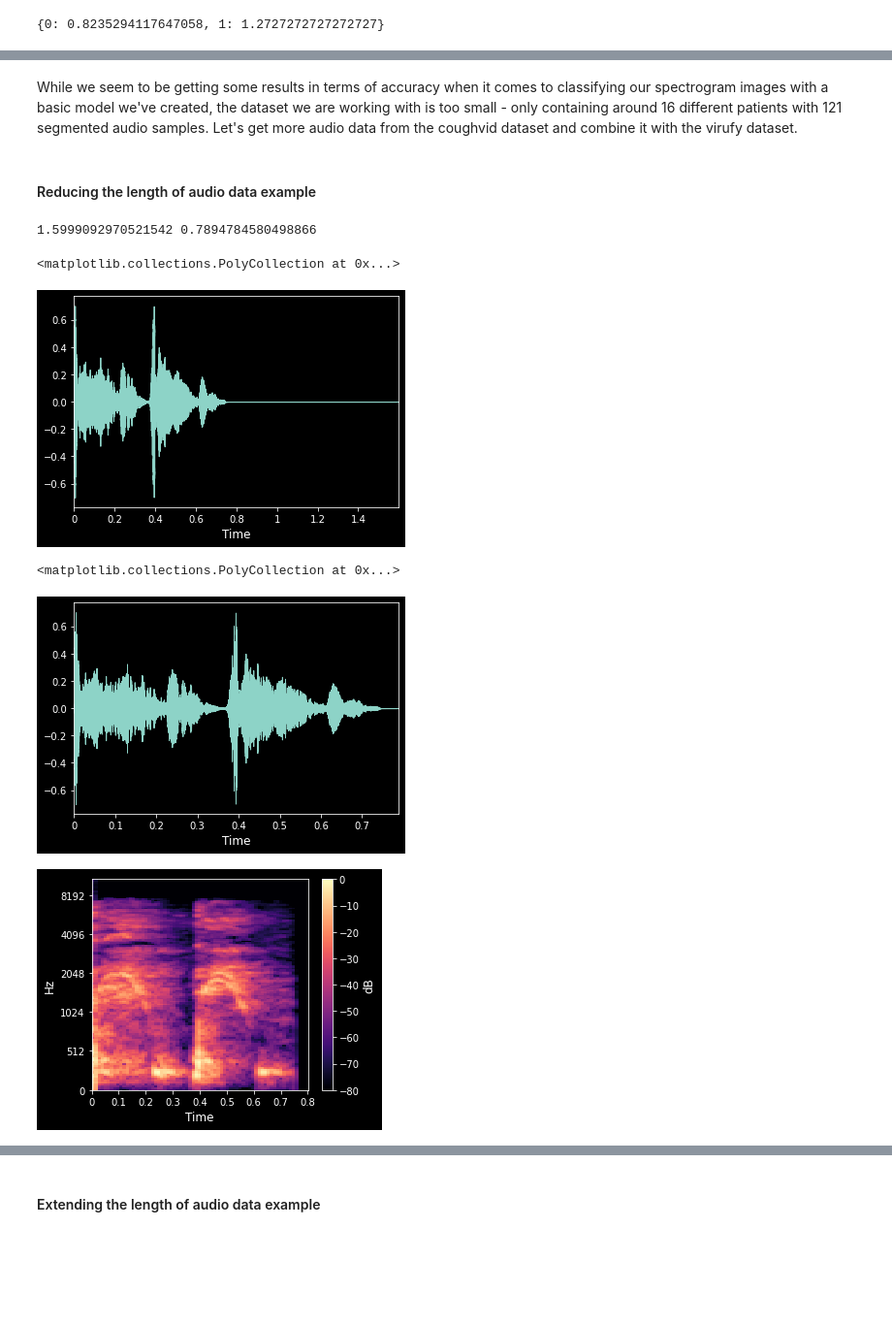
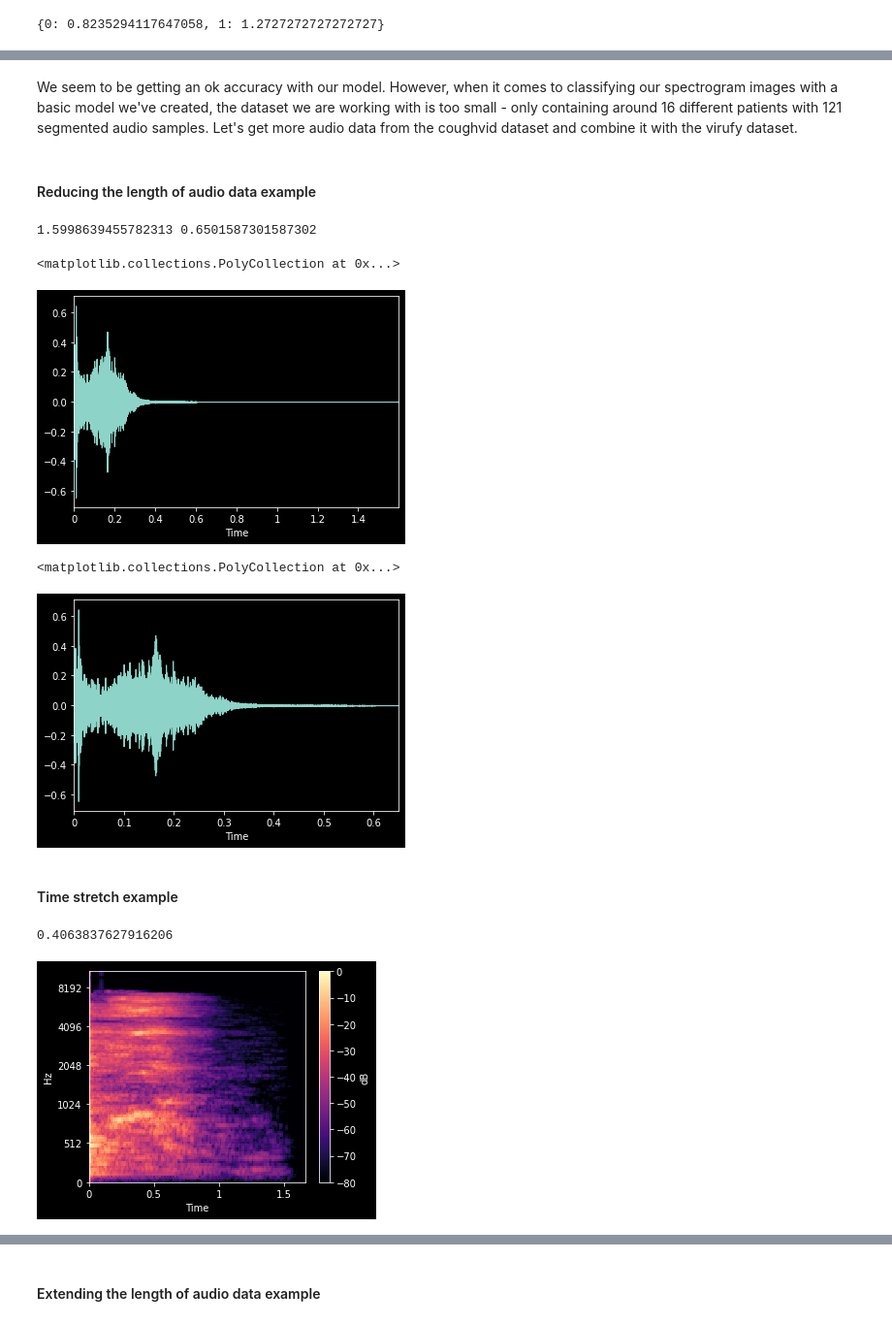
Before and after one commit to Lewis34cs/corona_audio, a Jupyter notebook: covid_proj.ipynb, the cells around one changed output, grey strips where cells are left out. Shown at 97% size. Saved outputs shown, nothing was run; the diff lists cells and outputs as text; code cells hidden in the pictures; blank space fills up the shorter version.

```diff
--- a/covid_proj.ipynb
+++ b/covid_proj.ipynb
@@ -1589,19 +1579,0 @@ Raw info for plotting mel spectrogram - info retrieved from: https://medium.com/
-# %%
-# Calling plt.interactive(False) means that we choose to manually show and destroy
-# our plots
-plt.interactive(False)
-
-# The audio signal and sample rate
-signal, sr = librosa.load(audio_base_folder + 'pos/' + audio_example)
-fig = plt.figure(figsize=(10, 5))
-ax = fig.add_subplot(111)
-# Hiding axes and image frame
-ax.axes.get_xaxis().set_visible(False)
-ax.axes.get_yaxis().set_visible(False)
-ax.set_frame_on(False)
-
-# Trying out the mel-scaled spectrogram
-mel_spectro = librosa.feature.melspectrogram(y=signal, sr=sr)
-#ref=np.max -> computing to peak power
-librosa.display.specshow(data=librosa.power_to_db(mel_spectro, ref=np.max))
-plt.show()
@@ -1931,29 +1899,41 @@ Time to run cell: 316 seconds
 # %% [markdown]
-While we seem to be getting some results in terms of accuracy when it comes to classifying our spectrogram images with a basic model we've created, the dataset we are working with is too small - only containing around 16 different patients with 121 segmented audio samples. Let's get more audio data from the coughvid dataset and combine it with the virufy dataset.
+We seem to be getting an ok accuracy with our model. However, when it comes to classifying our spectrogram images with a basic model we've created, the dataset we are working with is too small - only containing around 16 different patients with 121 segmented audio samples. Let's get more audio data from the coughvid dataset and combine it with the virufy dataset.
 # %% [markdown]
 #### Reducing the length of audio data example
 # %%
-
 signal, sr = librosa.load(target_audio)
-# Trim the beginning and ending silence
+# Trim the beginning and ending silence in our signal
 trimmed_sig, index = librosa.effects.trim(signal)
-# Print the durations
+# Print the durations of the original signal and the trimmed signal
 print(librosa.get_duration(signal), librosa.get_duration(trimmed_sig))
 # %% [output]
-1.5999092970521542 0.7894784580498866
+1.5998639455782313 0.6501587301587302
 # %%
-# Original length of signal
+# Original wave of signal
 ldp.waveplot(signal)
 # %% [output]
 <matplotlib.collections.PolyCollection at 0x...>
-[figure, old version]
+[figure, new version]
 # %%
-# Trimmed length of signal
+# Trimmed wave of signal
 ldp.waveplot(trimmed_sig)
 # %% [output]
 <matplotlib.collections.PolyCollection at 0x...>
-[figure, old version]
+[figure, new version]
+# %% [markdown]
+#### Time stretch example
+# %%
+# Calculating the delay so we can stretch our trimmed audio to match the
+# original length of the signal
+delay = librosa.get_duration(trimmed_sig) / librosa.get_duration(signal)
+delay
+# %% [output]
+0.4063837627916206
+# %%
+# Creating the slowed version of our trimmed signal
+slow_signal = librosa.effects.time_stretch(trimmed_sig, delay)
 # %%
-to_mel_spectro(trimmed_sig, sr, hop_length=256, n_fft=1024, figsize=(5, 4))
+# Viewing our slowed signal as a mel-spectrogram
+to_mel_spectro(slow_signal, sr, hop_length=256, n_fft=1024, figsize=(5, 4))
 # %% [output]
-[figure, old version]
+[figure, new version]
```
Also changed, not shown: parts of 65 cells of this notebook.
